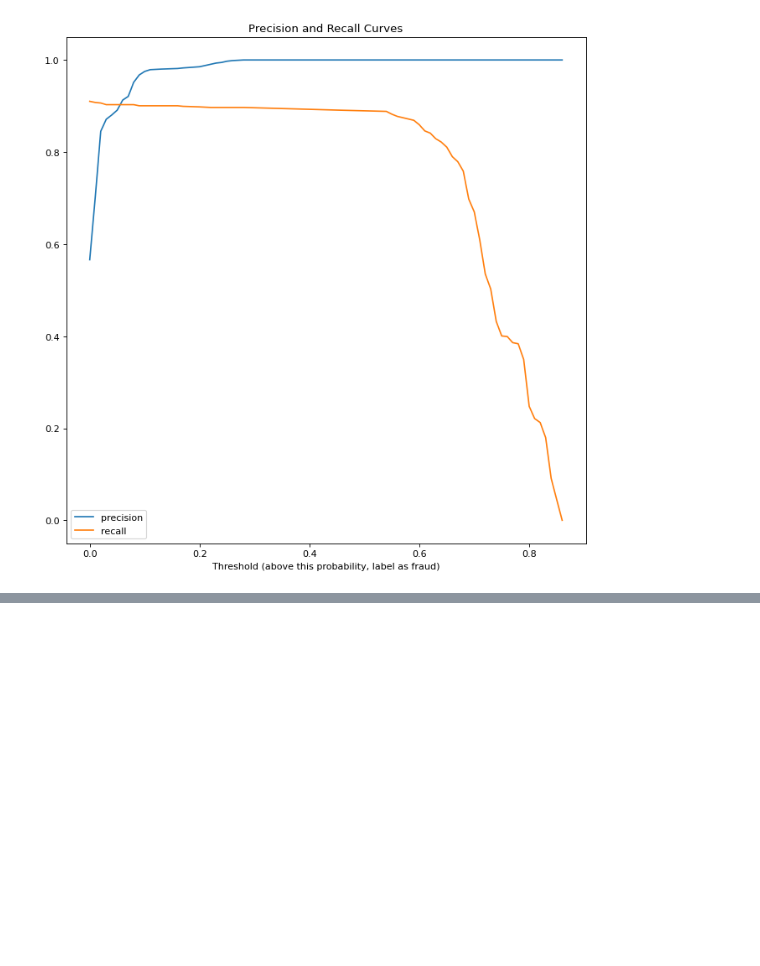
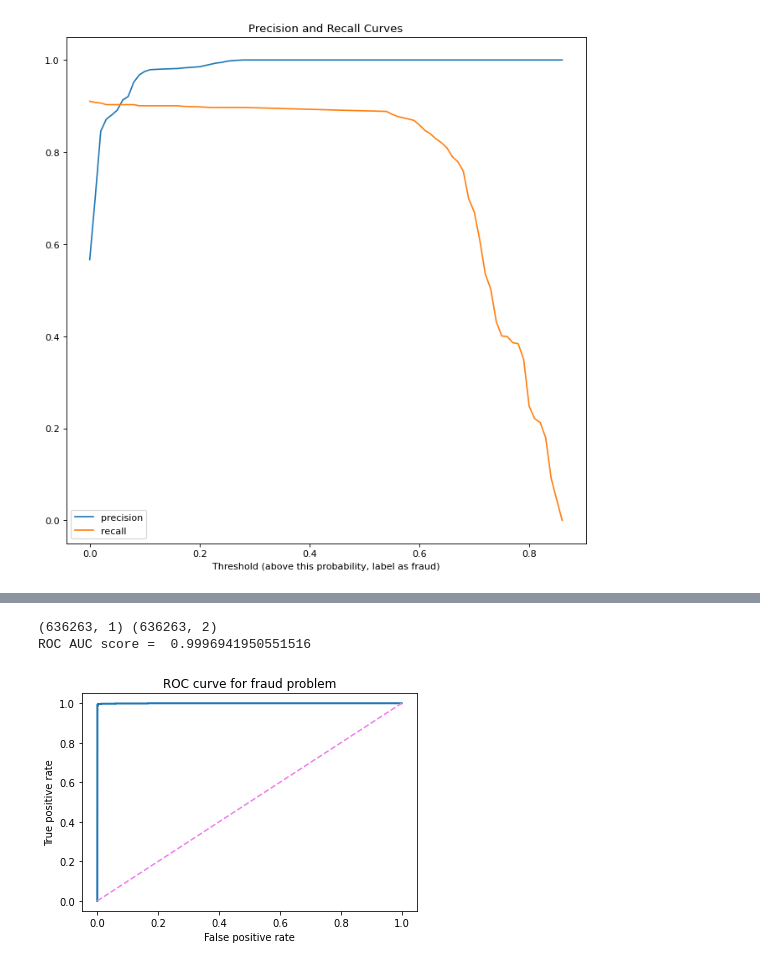
Before and after one commit to michael-a-green/Metis_Project3, a Jupyter notebook: Source/Project3_GPU.ipynb, the cells around one changed output, grey strips where cells are left out. Saved outputs shown, nothing was run; the diff lists cells and outputs as text; code cells hidden in the pictures; blank space fills up the shorter version.

```diff
--- a/Source/Project3_GPU.ipynb
+++ b/Source/Project3_GPU.ipynb
@@ -1205,0 +1204,17 @@ weighted avg       1.00      0.54      0.70    636263
+# %%
+print(Y_test.shape,Y_pred_prob.shape)
+FalsePosRate, TruePosRate, Thresh = roc_curve(Y_test, Y_pred_prob[:,1])
+plt.plot(FalsePosRate, TruePosRate,lw=2)
+plt.plot([0,1],[0,1],c='violet',ls='--')
+plt.xlim([-0.05,1.05])
+plt.ylim([-0.05,1.05])
+
+
+plt.xlabel('False positive rate')
+plt.ylabel('True positive rate')
+plt.title('ROC curve for fraud problem');
+print("ROC AUC score = ", roc_auc_score(Y_test, Y_pred_prob[:,1]))
+# %% [output]
+(636263, 1) (636263, 2)
+ROC AUC score =  0.9996941950551516
+[figure, added]
```
Also changed, not shown: parts of 11 cells of this notebook, 1 other file.
